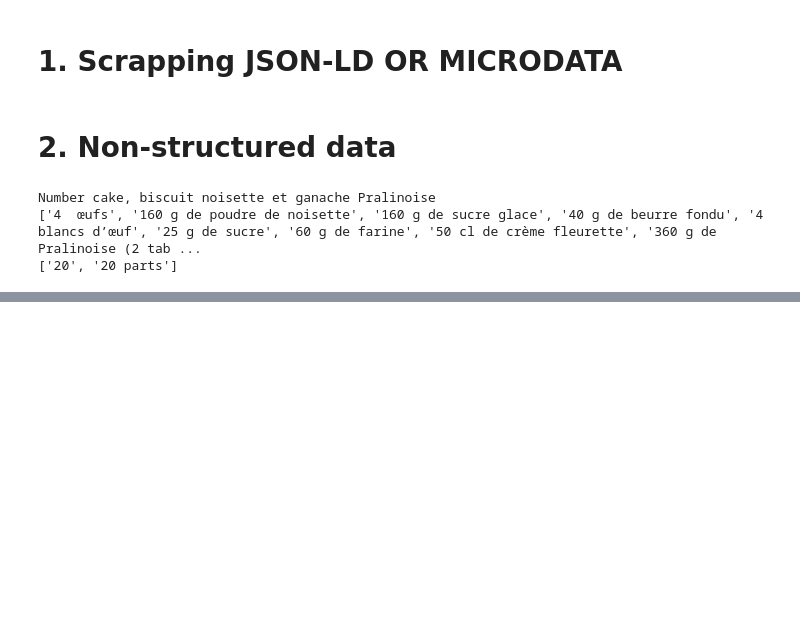
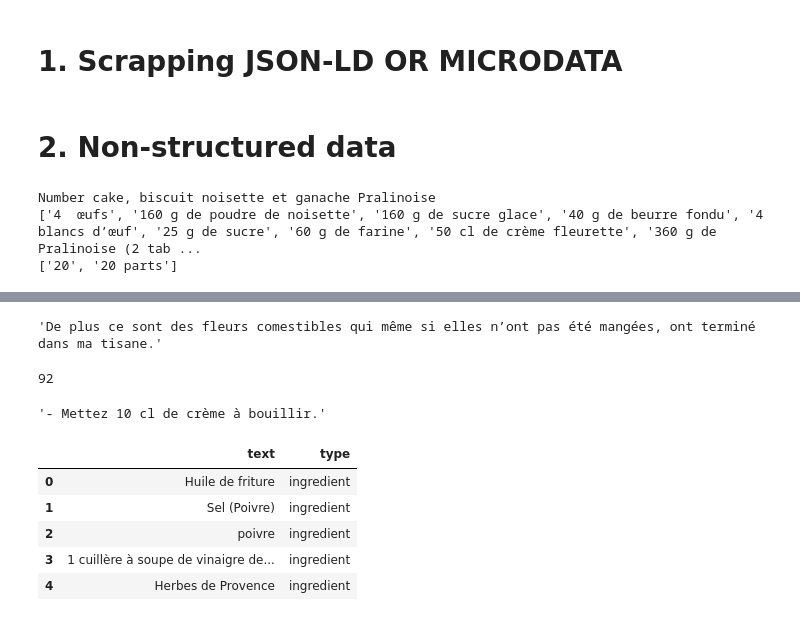
Before and after one commit to vsalamand/Notebooks, a Jupyter notebook: [SUPERNET] Recipe scraper.ipynb, the cells around one changed output, grey strips where cells are left out. Cells and saved outputs as stored; diff of their text form; code cells hidden in the pictures; blank space fills up the shorter version.

```diff
--- a/[SUPERNET] Recipe scraper.ipynb
+++ b/[SUPERNET] Recipe scraper.ipynb
@@ -174,0 +219,24 @@ pp.pprint(data)
+# %%
+new_lines_split_sentences = [sentence.split('\n') for sentence in sentences]
+clean_sentences = [item for sublist in new_lines_split_sentences for item in sublist]
+# %% [output]
+'De plus ce sont des fleurs comestibles qui même si elles n’ont pas été mangées, ont terminé dans ma tisane.'
+# %%
+len(clean_sentences)
+# %% [output]
+92
+# %%
+clean_sentences[70]
+# %% [output]
+'- Mettez 10 cl de crème à bouillir.'
+# %%
+# export file to disk
+label_data = pd.read_csv(r'/Users/vincentsalamand/Documents/datasets/label_recipe_text.csv')
+label_data.head()
+# %% [output]
+|  | text | type |
+| 0 | Huile de friture | ingredient |
+| 1 | Sel (Poivre) | ingredient |
+| 2 | poivre | ingredient |
+| 3 | 1 cuillère à soupe de vinaigre de... | ingredient |
+| 4 | Herbes de Provence | ingredient |
```
Also changed, not shown: parts of 11 cells of this notebook, 3 other files.
